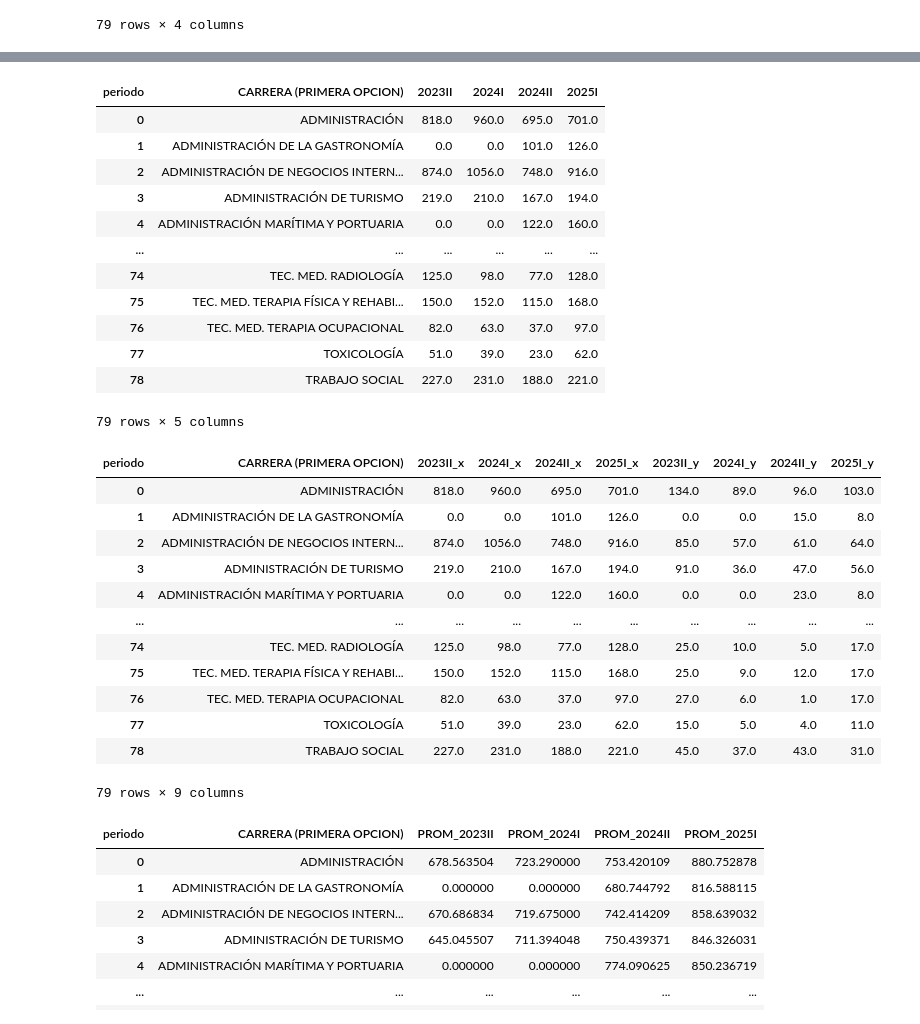
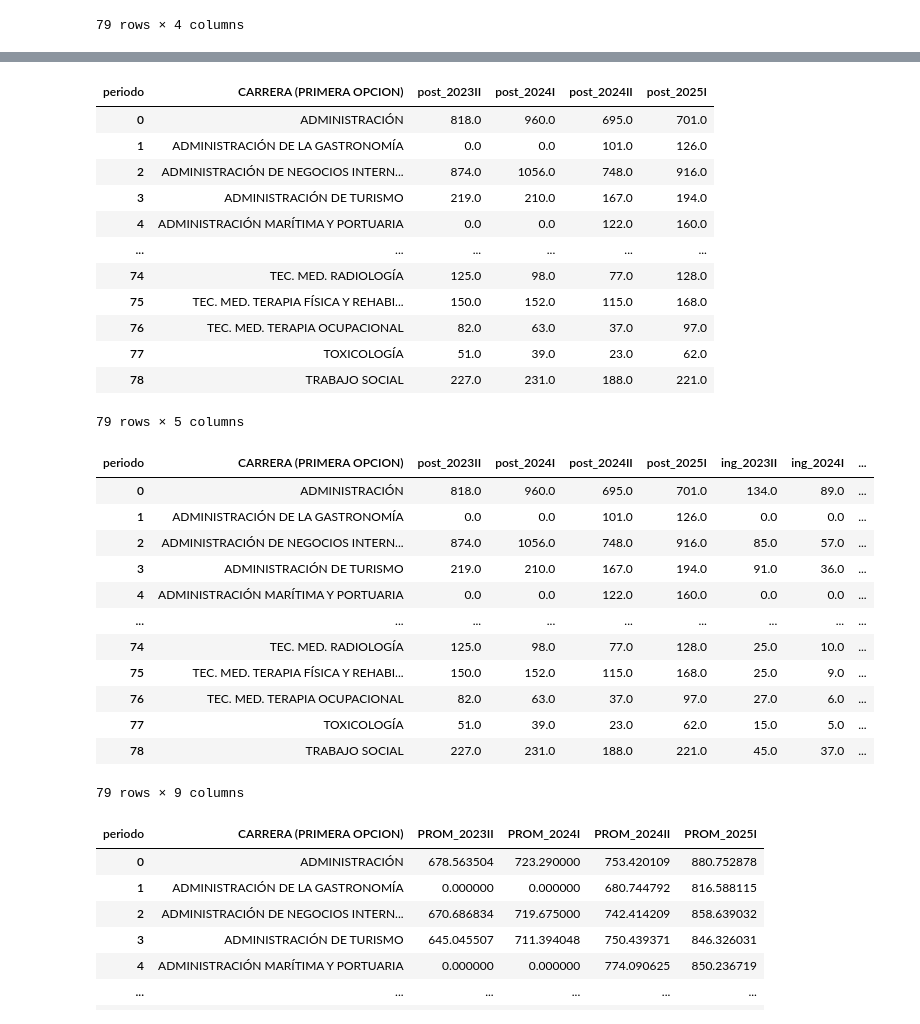
Before and after one commit to Dussand/exam_sm, a Jupyter notebook: data_scrap/analisis_postulantes.ipynb, the cells around one changed output, grey strips where cells are left out. Saved outputs shown, nothing was run; the diff lists cells and outputs as text; code cells hidden in the pictures.

```diff
--- a/data_scrap/analisis_postulantes.ipynb
+++ b/data_scrap/analisis_postulantes.ipynb
@@ -1095,9 +1078,20 @@ student_count = consolidad.pivot_table(
     aggfunc='count'
 ).fillna(0).reset_index()
 
+
+columns = {
+    '2023II':'post_2023II',
+    '2024I':'post_2024I',
+    '2024II':'post_2024II',
+    '2025I':'post_2025I',
+
+}
+
+student_count.rename(columns=columns, inplace=True)
+
 student_count
 # %% [output]
-| periodo | CARRERA (PRIMERA OPCION) | 2023II | 2024I | 2024II | 2025I |
+| periodo | CARRERA (PRIMERA OPCION) | post_2023II | post_2024I | post_2024II | post_2025I |
 | 0 | ADMINISTRACIÓN | 818.0 | 960.0 | 695.0 | 701.0 |
 | 1 | ADMINISTRACIÓN DE LA GASTRONOMÍA | 0.0 | 0.0 | 101.0 | 126.0 |
 | 2 | ADMINISTRACIÓN DE NEGOCIOS INTERN... | 874.0 | 1056.0 | 748.0 | 916.0 |
@@ -1113,24 +1107,33 @@ student_count
 # %%
 df_numeric = student_count.merge(
     ingresados_count,
     on = 'CARRERA (PRIMERA OPCION)',
     how = 'inner'
 )
 
+columns = {
+    '2023II':'ing_2023II',
+    '2024I':'ing_2024I',
+    '2024II':'ing_2024II',
+    '2025I':'ing_2025I',
+
+}
+
+df_numeric.rename(columns=columns, inplace=True)
 df_numeric
 # %% [output]
-| periodo | CARRERA (PRIMERA OPCION) | 2023II_x | 2024I_x | 2024II_x | 2025I_x | 2023II_y | 2024I_y | 2024II_y | 2025I_y |
-| 0 | ADMINISTRACIÓN | 818.0 | 960.0 | 695.0 | 701.0 | 134.0 | 89.0 | 96.0 | 103.0 |
-| 1 | ADMINISTRACIÓN DE LA GASTRONOMÍA | 0.0 | 0.0 | 101.0 | 126.0 | 0.0 | 0.0 | 15.0 | 8.0 |
-| 2 | ADMINISTRACIÓN DE NEGOCIOS INTERN... | 874.0 | 1056.0 | 748.0 | 916.0 | 85.0 | 57.0 | 61.0 | 64.0 |
-| 3 | ADMINISTRACIÓN DE TURISMO | 219.0 | 210.0 | 167.0 | 194.0 | 91.0 | 36.0 | 47.0 | 56.0 |
-| 4 | ADMINISTRACIÓN MARÍTIMA Y PORTUARIA | 0.0 | 0.0 | 122.0 | 160.0 | 0.0 | 0.0 | 23.0 | 8.0 |
-| ... | ... | ... | ... | ... | ... | ... | ... | ... | ... |
-| 74 | TEC. MED. RADIOLOGÍA | 125.0 | 98.0 | 77.0 | 128.0 | 25.0 | 10.0 | 5.0 | 17.0 |
-| 75 | TEC. MED. TERAPIA FÍSICA Y REHABI... | 150.0 | 152.0 | 115.0 | 168.0 | 25.0 | 9.0 | 12.0 | 17.0 |
-| 76 | TEC. MED. TERAPIA OCUPACIONAL | 82.0 | 63.0 | 37.0 | 97.0 | 27.0 | 6.0 | 1.0 | 17.0 |
-| 77 | TOXICOLOGÍA | 51.0 | 39.0 | 23.0 | 62.0 | 15.0 | 5.0 | 4.0 | 11.0 |
-| 78 | TRABAJO SOCIAL | 227.0 | 231.0 | 188.0 | 221.0 | 45.0 | 37.0 | 43.0 | 31.0 |
+| periodo | CARRERA (PRIMERA OPCION) | post_2023II | post_2024I | post_2024II | post_2025I | ing_2023II | ing_2024I | ... |
+| 0 | ADMINISTRACIÓN | 818.0 | 960.0 | 695.0 | 701.0 | 134.0 | 89.0 | ... |
+| 1 | ADMINISTRACIÓN DE LA GASTRONOMÍA | 0.0 | 0.0 | 101.0 | 126.0 | 0.0 | 0.0 | ... |
+| 2 | ADMINISTRACIÓN DE NEGOCIOS INTERN... | 874.0 | 1056.0 | 748.0 | 916.0 | 85.0 | 57.0 | ... |
+| 3 | ADMINISTRACIÓN DE TURISMO | 219.0 | 210.0 | 167.0 | 194.0 | 91.0 | 36.0 | ... |
+| 4 | ADMINISTRACIÓN MARÍTIMA Y PORTUARIA | 0.0 | 0.0 | 122.0 | 160.0 | 0.0 | 0.0 | ... |
+| ... | ... | ... | ... | ... | ... | ... | ... | ... |
+| 74 | TEC. MED. RADIOLOGÍA | 125.0 | 98.0 | 77.0 | 128.0 | 25.0 | 10.0 | ... |
+| 75 | TEC. MED. TERAPIA FÍSICA Y REHABI... | 150.0 | 152.0 | 115.0 | 168.0 | 25.0 | 9.0 | ... |
+| 76 | TEC. MED. TERAPIA OCUPACIONAL | 82.0 | 63.0 | 37.0 | 97.0 | 27.0 | 6.0 | ... |
+| 77 | TOXICOLOGÍA | 51.0 | 39.0 | 23.0 | 62.0 | 15.0 | 5.0 | ... |
+| 78 | TRABAJO SOCIAL | 227.0 | 231.0 | 188.0 | 221.0 | 45.0 | 37.0 | ... |
 79 rows × 9 columns
 # %%
 score_mean = consolidad.pivot_table(
```
Also changed, not shown: parts of 10 cells of this notebook, 2 other files.
